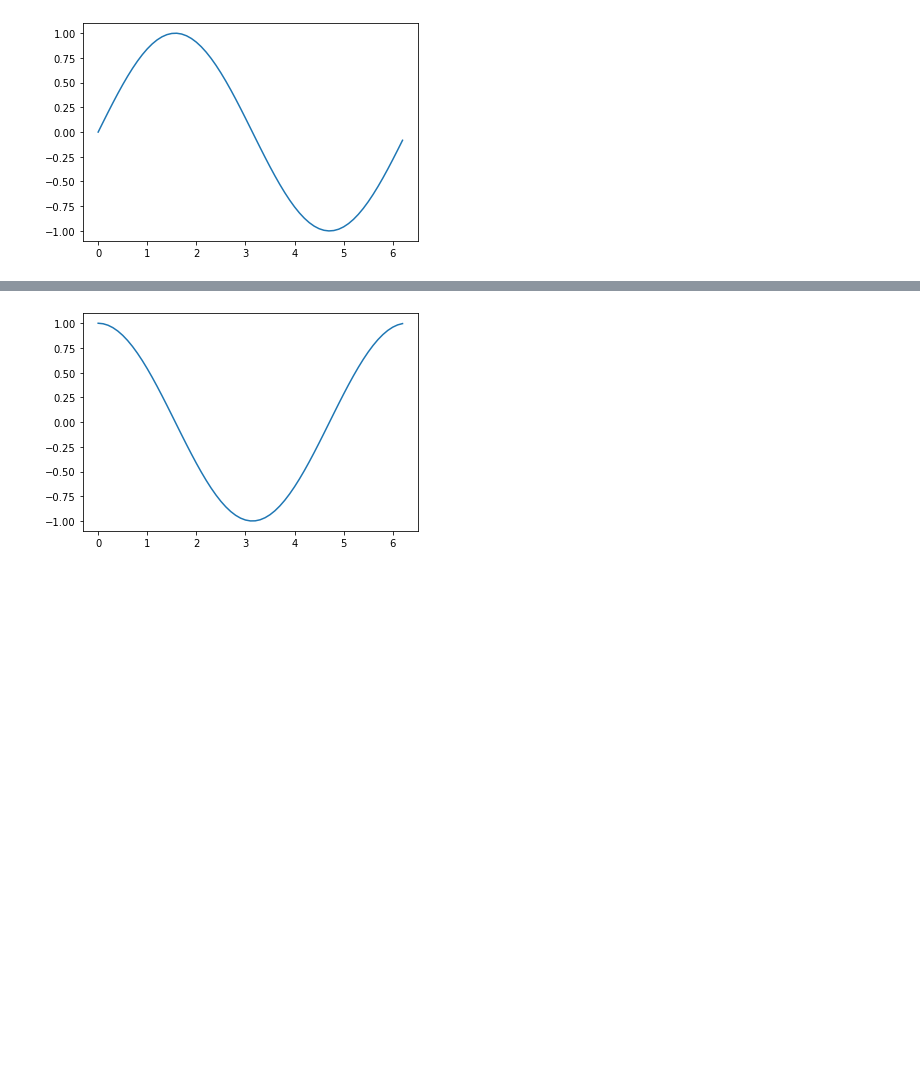
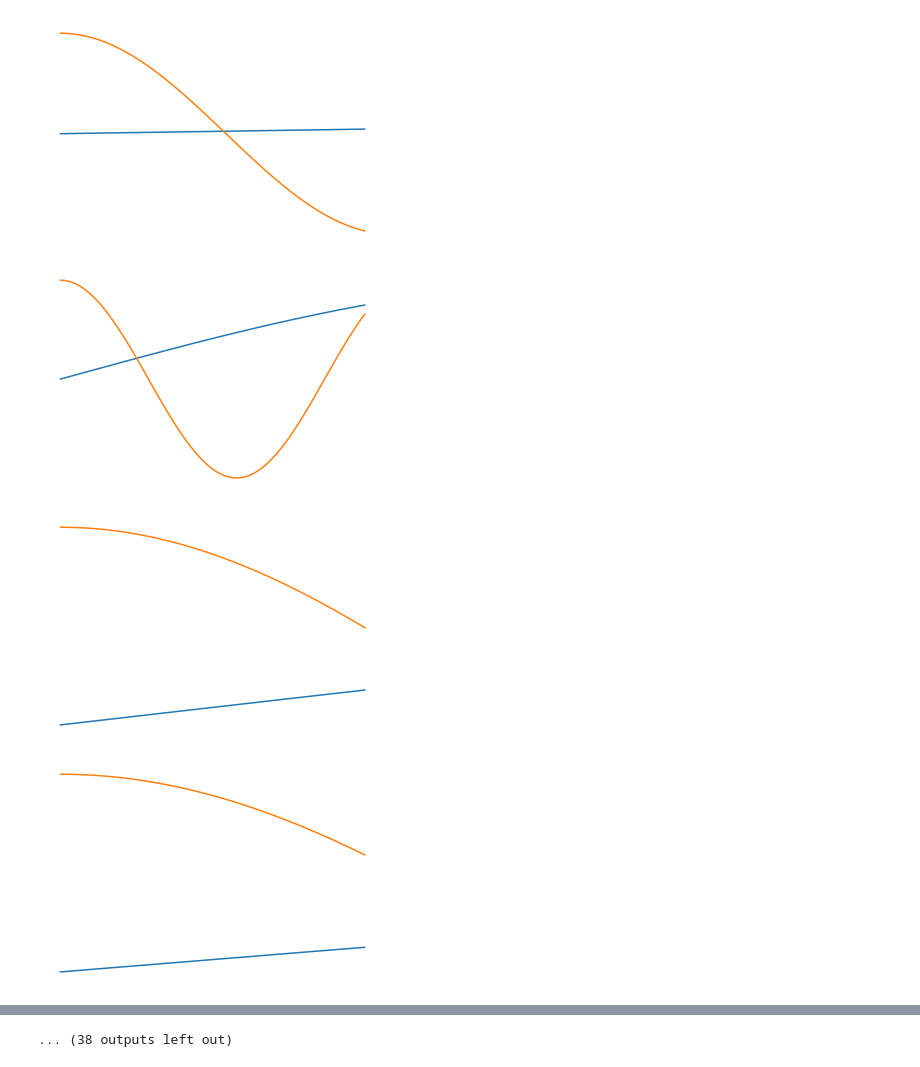
Before and after one commit to Mercurial-Ai/Cancer_ML, a Jupyter notebook: mod/GUI/graphics/trig graphics.ipynb, the cells around one changed output, grey strips where cells are left out. Cells and saved outputs as stored; diff of their text form; code cells hidden in the pictures; blank space fills up the shorter version.

Commit message:
start animation

```diff
--- a/mod/GUI/graphics/trig graphics.ipynb
+++ b/mod/GUI/graphics/trig graphics.ipynb
@@ -4,10 +5,29 @@ import numpy as np
 # %%
-# (start, stop, step)
-x = np.arange(0, 2*np.pi, 0.1)
-y = np.sin(x)
+for i in range(50):
 
-plt.plot(x, y)
-plt.savefig('sin.png', transparent=True)
-plt.show()
+    rand_num = random.random()
+
+    # (start, stop, step)
+    x = np.arange(0, 2*np.pi, 0.05)
+    y = np.sin(rand_num*x)
+
+    sin_x = x
+    sin_y = y
+
+    plt.plot(x, y)
+
+    rand_num = random.random()
+
+    # (start, stop, step)
+    x = np.arange(0, 2*np.pi, 0.05)
+    y = np.cos(rand_num*x)
+
+    plt.plot(x, y)
+    plt.axis('off')
+    plt.savefig('graph'+str(i)+'.png', transparent=True)
+    plt.show()
 # %% [output]
-[figure, old version]
+[figure, new version]
+[figure, added]
+[figure, added]
+[figure, added]
@@ -14,10 +42 @@ plt.show()
+... (38 outputs left out)
-# %%
-# (start, stop, step)
-x = np.arange(0, 2*np.pi, 0.1)
-y = np.cos(x)
-
-plt.plot(x, y)
-plt.savefig('cos.png', transparent=True)
-plt.show()
-# %% [output]
-[figure, removed]
```
Also changed, not shown: parts of 2 cells of this notebook, 52 other files.
